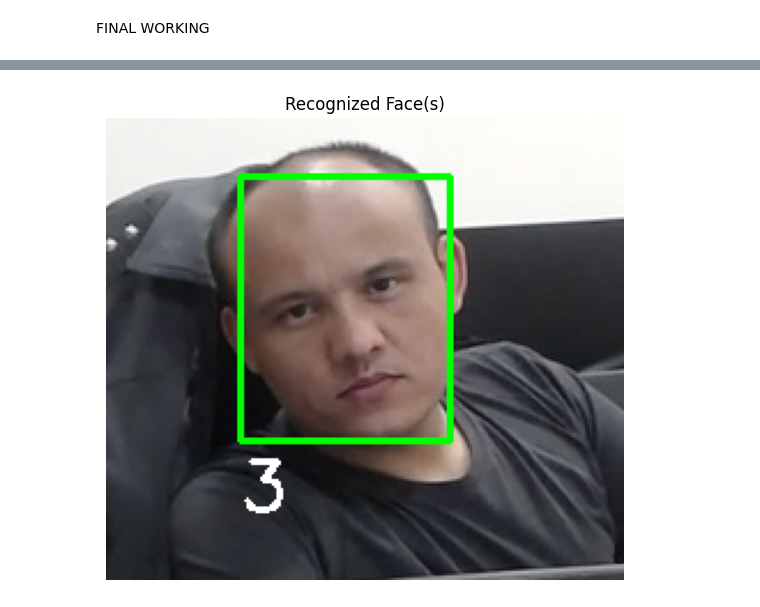
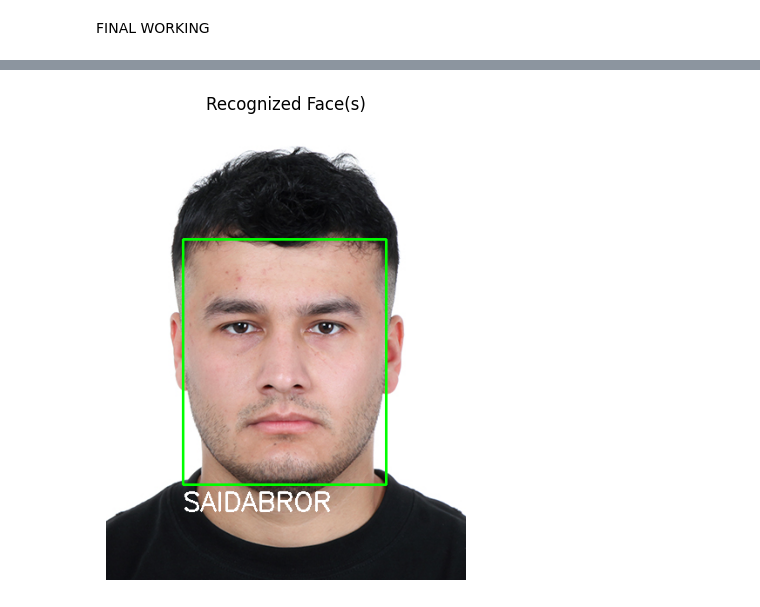
Before and after one commit to saidabroor/IDSnap, a Jupyter notebook: train.ipynb, the cells around one changed output, grey strips where cells are left out. Saved outputs shown, nothing was run; the diff lists cells and outputs as text; code cells hidden in the pictures.

```diff
--- a/train.ipynb
+++ b/train.ipynb
@@ -13,7 +13,7 @@ model = FaceAnalysis(name='buffalo_l')
 model.prepare(ctx_id=-1, det_size=(320, 320))
 
 # 📁 Load and process training images with subfolders
-training_path = 'data/train'
+training_path = 'Training_images'
 known_embeddings = []
 classNames = []
 
@@ -74,7 +93,7 @@ model = FaceAnalysis(name='buffalo_l')
 model.prepare(ctx_id=-1)
 
 # 📷 Load a test image
-test_img = cv2.imread('data/test/test-3.jpeg')
+test_img = cv2.imread('Training_images/saidabror/img1.jpg')
 test_rgb = cv2.cvtColor(test_img, cv2.COLOR_BGR2RGB)
 
 # 🔎 Detect face(s) in the image
@@ -83,31 +102,31 @@ faces = model.get(test_rgb)
 for face in faces:
     # Normalize embedding for cosine similarity
     emb = face.embedding
     emb = emb / np.linalg.norm(emb)
     emb = emb.astype('float32').reshape(1, -1)
 
     # 🔍 Search top 1 nearest in Faiss index
     D, I = index.search(emb, k=1)
     similarity_score = D[0][0]
     best_match_idx = I[0][0]
 
     # 🏷️ Threshold check
     if similarity_score > 0.5:  # Experiment with this threshold
         name = classNames[best_match_idx].upper()
     else:
         name = "UNKNOWN"
 
     # 📦 Draw results
     x1, y1, x2, y2 = face.bbox.astype(int)
     cv2.rectangle(test_img, (x1, y1), (x2, y2), (0, 255, 0), 2)
     cv2.putText(test_img, name, (x1, y2 + 30), cv2.FONT_HERSHEY_SIMPLEX, 1, (255, 255, 255), 2)
 
 # 📸 Display image
 clear_output(wait=True)
 plt.figure(figsize=(10, 6))
 plt.imshow(cv2.cvtColor(test_img, cv2.COLOR_BGR2RGB))
 plt.axis('off')
 plt.title("Recognized Face(s)")
 plt.show()
 # %% [output]
-[figure, old version]
+[figure, new version]
```
Also changed, not shown: parts of 3 cells of this notebook, 12 other files.
